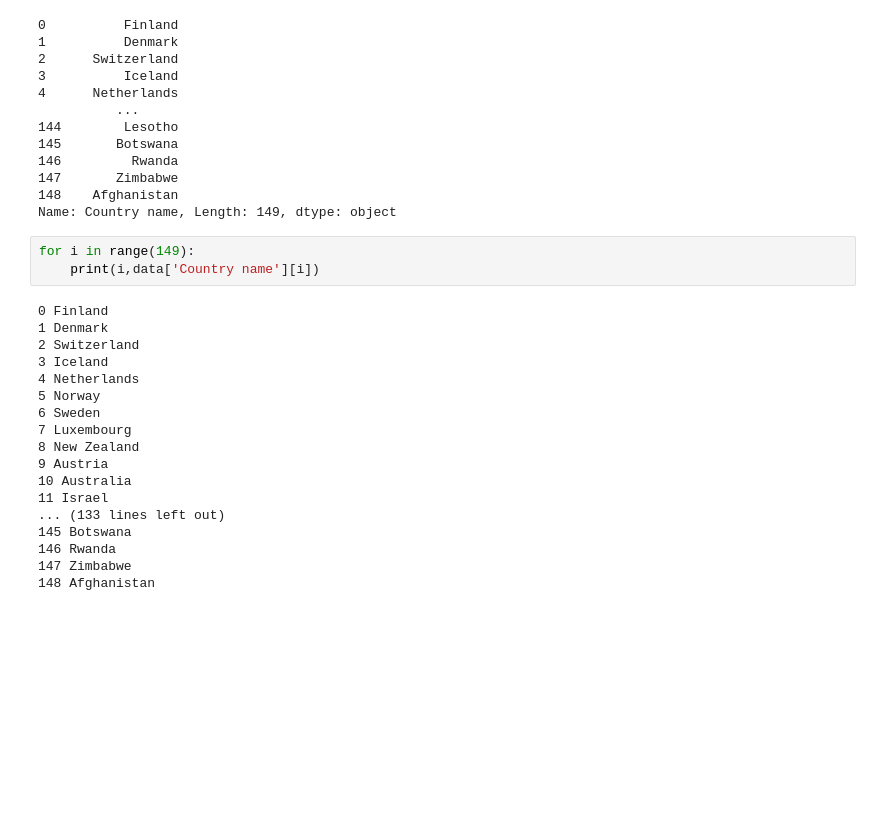
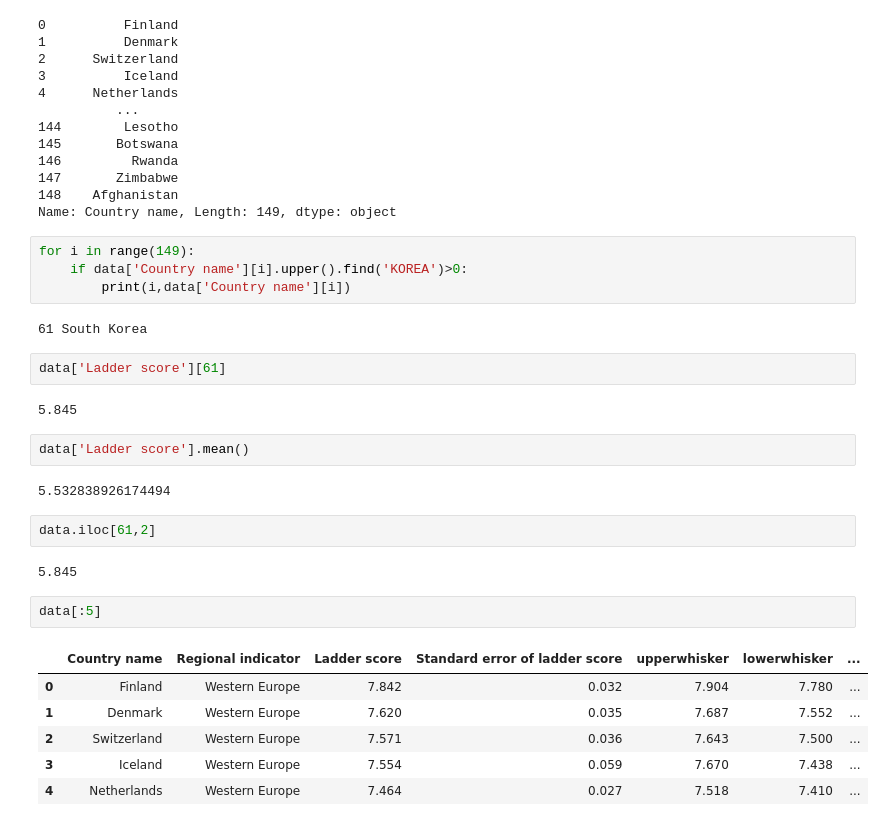
Before and after one commit to Heegu-han/AI, a Jupyter notebook: day_12/day_12.ipynb, the cells around one changed output. Cells and saved outputs as stored; diff of their text form; blank space fills up the shorter version.

```diff
--- a/day_12/day_12.ipynb
+++ b/day_12/day_12.ipynb
@@ -221,22 +221,28 @@ data['Country name']
 Name: Country name, Length: 149, dtype: object
 # %%
 for i in range(149):
-    print(i,data['Country name'][i])
+    if data['Country name'][i].upper().find('KOREA')>0:
+        print(i,data['Country name'][i])
 # %% [output]
-0 Finland
-1 Denmark
-2 Switzerland
-3 Iceland
-4 Netherlands
-5 Norway
-6 Sweden
-7 Luxembourg
-8 New Zealand
-9 Austria
-10 Australia
-11 Israel
-... (133 lines left out)
-145 Botswana
-146 Rwanda
-147 Zimbabwe
-148 Afghanistan
+61 South Korea
+# %%
+data['Ladder score'][61]
+# %% [output]
+5.845
+# %%
+data['Ladder score'].mean()
+# %% [output]
+5.532838926174494
+# %%
+data.iloc[61,2]
+# %% [output]
+5.845
+# %%
+data[:5]
+# %% [output]
+|  | Country name | Regional indicator | Ladder score | Standard error of ladder score | upperwhisker | lowerwhisker | ... |
+| 0 | Finland | Western Europe | 7.842 | 0.032 | 7.904 | 7.780 | ... |
+| 1 | Denmark | Western Europe | 7.620 | 0.035 | 7.687 | 7.552 | ... |
+| 2 | Switzerland | Western Europe | 7.571 | 0.036 | 7.643 | 7.500 | ... |
+| 3 | Iceland | Western Europe | 7.554 | 0.059 | 7.670 | 7.438 | ... |
+| 4 | Netherlands | Western Europe | 7.464 | 0.027 | 7.518 | 7.410 | ... |
```
Also changed, not shown: parts of 9 cells of this notebook.
